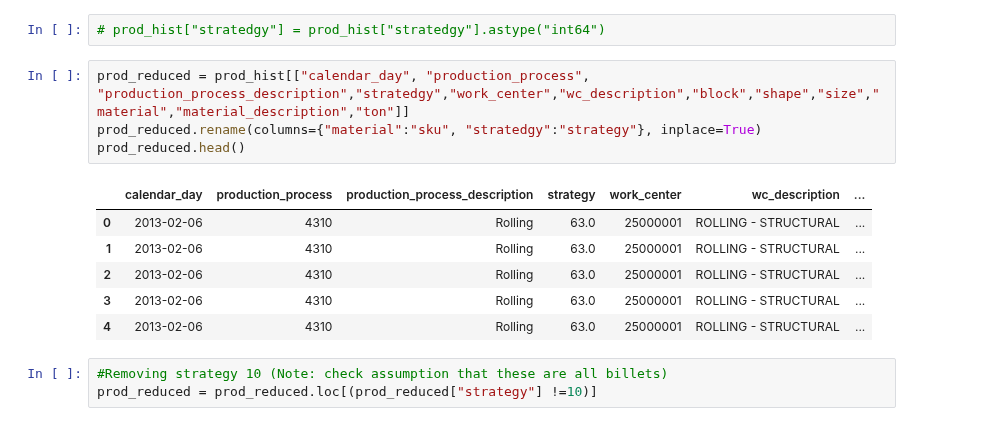
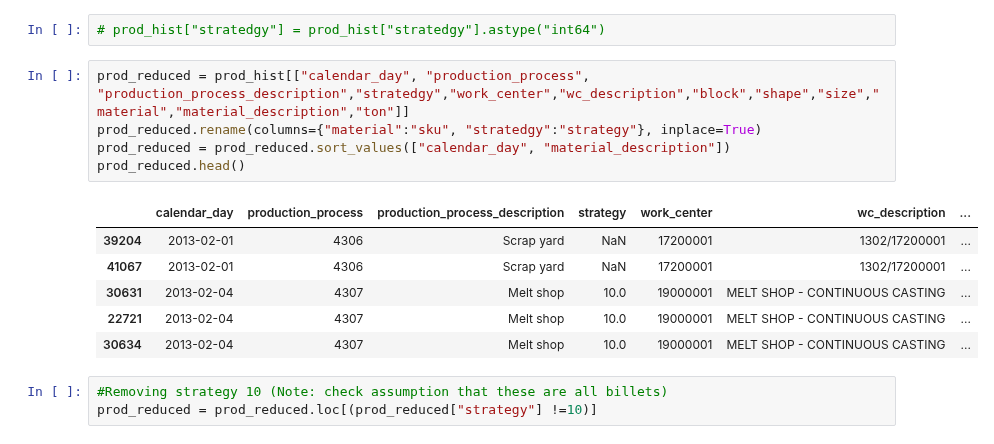
Before and after one commit to jvac06/pft, a Jupyter notebook: scripts/cleaning.ipynb, the cells around one changed output. Cells and saved outputs as stored; diff of their text form.

```diff
--- a/scripts/cleaning.ipynb
+++ b/scripts/cleaning.ipynb
@@ -296,14 +298,15 @@ memory usage: 6.1+ MB
 # %%
 prod_reduced = prod_hist[["calendar_day", "production_process", "production_process_description","stratedgy","work_center","wc_description","block","shape","size","material","material_description","ton"]]
 prod_reduced.rename(columns={"material":"sku", "stratedgy":"strategy"}, inplace=True)
+prod_reduced = prod_reduced.sort_values(["calendar_day", "material_description"])
 prod_reduced.head()
 # %% [output]
 |  | calendar_day | production_process | production_process_description | strategy | work_center | wc_description | ... |
-| 0 | 2013-02-06 | 4310 | Rolling | 63.0 | 25000001 | ROLLING - STRUCTURAL | ... |
-| 1 | 2013-02-06 | 4310 | Rolling | 63.0 | 25000001 | ROLLING - STRUCTURAL | ... |
-| 2 | 2013-02-06 | 4310 | Rolling | 63.0 | 25000001 | ROLLING - STRUCTURAL | ... |
-| 3 | 2013-02-06 | 4310 | Rolling | 63.0 | 25000001 | ROLLING - STRUCTURAL | ... |
-| 4 | 2013-02-06 | 4310 | Rolling | 63.0 | 25000001 | ROLLING - STRUCTURAL | ... |
+| 39204 | 2013-02-01 | 4306 | Scrap yard | NaN | 17200001 | 1302/17200001 | ... |
+| 41067 | 2013-02-01 | 4306 | Scrap yard | NaN | 17200001 | 1302/17200001 | ... |
+| 30631 | 2013-02-04 | 4307 | Melt shop | 10.0 | 19000001 | MELT SHOP - CONTINUOUS CASTING | ... |
+| 22721 | 2013-02-04 | 4307 | Melt shop | 10.0 | 19000001 | MELT SHOP - CONTINUOUS CASTING | ... |
+| 30634 | 2013-02-04 | 4307 | Melt shop | 10.0 | 19000001 | MELT SHOP - CONTINUOUS CASTING | ... |
 # %%
 #Removing strategy 10 (Note: check assumption that these are all billets)
 prod_reduced = prod_reduced.loc[(prod_reduced["strategy"] !=10)]
```
Also changed, not shown: parts of 31 cells of this notebook.
